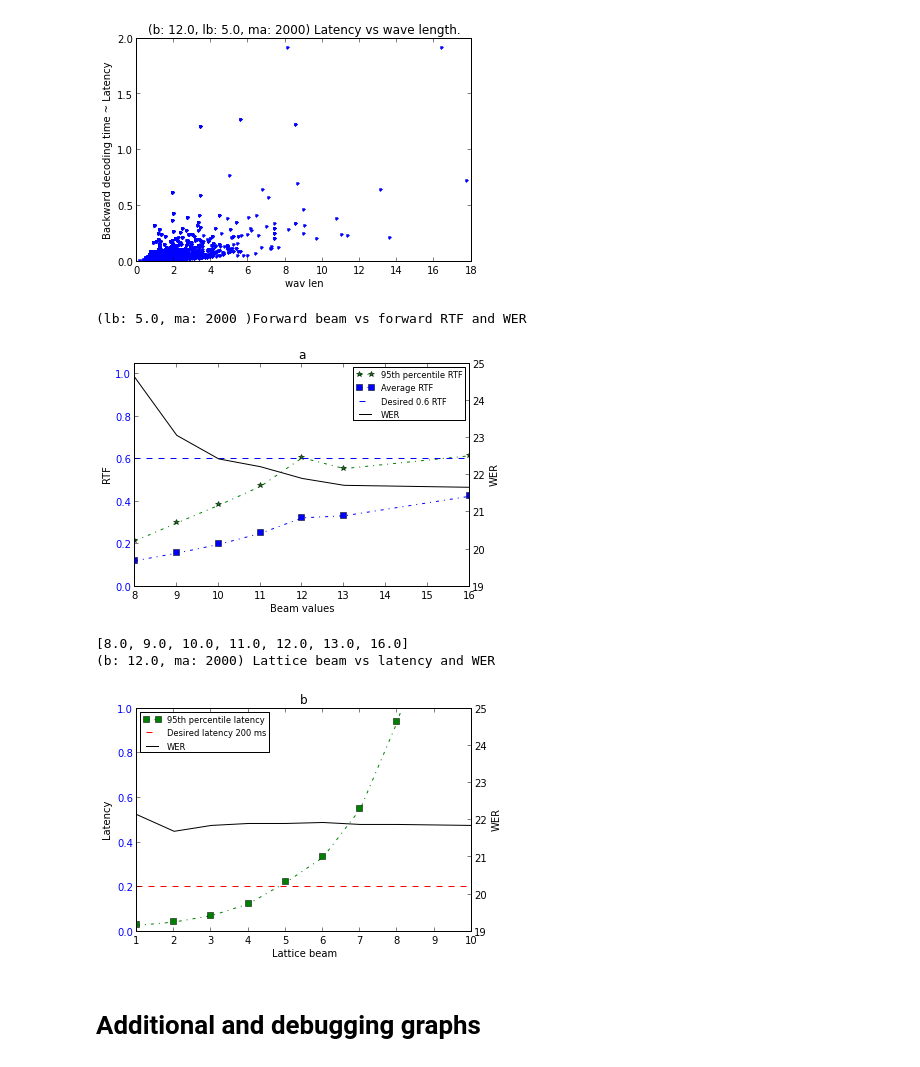
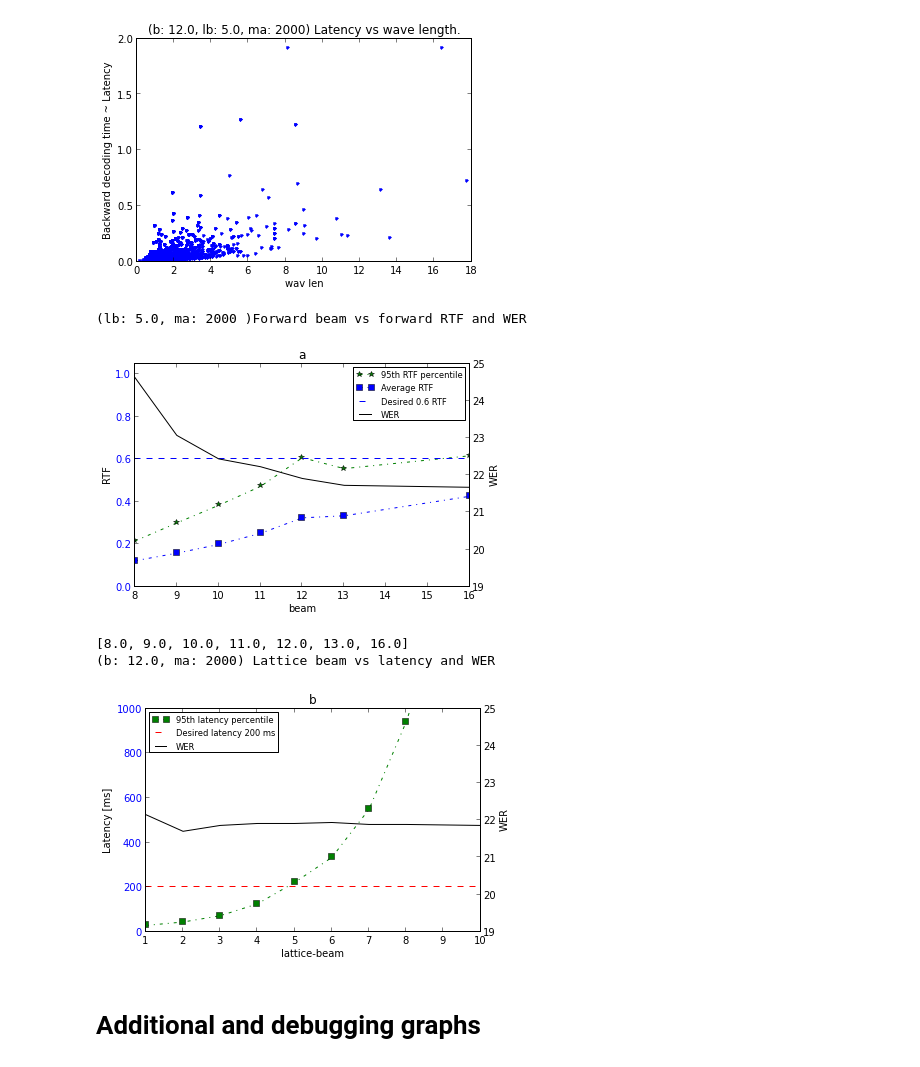
Before and after one commit to oplatek/pykaldi-eval, a Jupyter notebook: Pykaldi-evaluation.ipynb, the cells around one changed output. Saved outputs shown, nothing was run; the diff lists cells and outputs as text; code cells hidden in the pictures.

```diff
--- a/Pykaldi-evaluation.ipynb
+++ b/Pykaldi-evaluation.ipynb
@@ -217,7 +216,7 @@ p2, = ax1.plot(beam_range, avgf, '-.bs')
 # ax1.plot(beam_range, maxf, 'r.-.')
 # ax1.plot(beam_range, [1.0] * len(beam_range), 'r--')
 p3, = ax1.plot(beam_range, [0.6] * len(beam_range), 'b--')
-ax1.set_xlabel('Beam values')
+ax1.set_xlabel('beam')
 ax1.set_ylabel('RTF')
 ylim([0.0, 1.05])
 for tl in ax1.get_yticklabels():
@@ -229,7 +228,7 @@ ax2.set_ylabel('WER')
 ylim([19.0, 25.0])
 for tl in ax2.get_yticklabels():
     tl.set_color('k')
-legend([p1, p2, p3, p4], ['95th percentile RTF', 'Average RTF', 'Desired 0.6 RTF', 'WER'], loc=1, prop={'size':'small'})
+legend([p1, p2, p3, p4], ['95th RTF percentile', 'Average RTF', 'Desired 0.6 RTF', 'WER'], loc=1, prop={'size':'small'})
 
 print('(lb: %0.1f, ma: %d )Forward beam vs forward RTF and WER' % (lat_beam, max_active))
 title('a')
@@ -238,53 +237,53 @@ savefig(pdfname, bbox_inches='tight')
 pdf_color2grey(pdfname, 'grey_' + pdfname)
 # %% [output]
 (lb: 5.0, ma: 2000 )Forward beam vs forward RTF and WER
-[figure, old version]
+[figure, new version]
 # %%
 print beam_range
 beam, max_active = beam_range[4], max_active_range[0]
-p95b, avgf, maxf, werl = [], [], [], []
+p95b, avgb, maxb, werl = [], [], [], []
 for lat_beam in lat_beam_range:
-    back_time = sorted([ rec.backwardlen for rec in user_time_r if rec.beam == beam
+    back_time = sorted([ 1000 * rec.backwardlen for rec in user_time_r if rec.beam == beam
                  and rec.lattice_beam == lat_beam and rec.max_active == max_active])
     wers = [ cwer(rec.ins, rec.dl, rec.sub, rec.refer_words) for rec in sys_time_r if rec.beam == beam
             and rec.lattice_beam == lat_beam and rec.max_active == max_active]
     assert len(wers) == 1, 'wer is computed for each setting on all utterances at once-> 1 value'
     werl.append(wers[0])
     p95b.append(back_time[int(0.95 * len(back_time))])
-    avgf.append(sum(back_time) / float(len(back_time)))
-    maxf.append(max(back_time))
+    avgb.append(sum(back_time) / float(len(back_time)))
+    maxb.append(max(back_time))
 
 fig, ax1 = subplots()
 p1, = ax1.plot(lat_beam_range, p95b, '-.gs')
 
-#ax1.plot(lat_beam_range, avgf, 'b.-.')
-#ax1.plot(lat_beam_range, maxf, 'r.-.')
-p2, = ax1.plot(lat_beam_range, [0.2] * len(lat_beam_range), 'r--')
-ylim([0.0, 1.0])
-ax1.set_xlabel('Lattice beam')
-ax1.set_ylabel('Latency')
+#ax1.plot(lat_beam_range, avgb, 'b.-.')
+#ax1.plot(lat_beam_range, maxb, 'r.-.')
+p2, = ax1.plot(lat_beam_range, [200] * len(lat_beam_range), 'r--')
+ylim([0.0, 1000.0])
+ax1.set_xlabel('lattice-beam')
+ax1.set_ylabel('Latency [ms]')
 
 for tl in ax1.get_yticklabels():
     tl.set_color('b')
 
 ax2 = ax1.twinx()
 p3, = ax2.plot(lat_beam_range, werl, 'k')
 ylim([20.0, 25.0])
 ax2.set_ylabel('WER')
 ylim([19.0, 25.0])
 for tl in ax2.get_yticklabels():
     tl.set_color('k')
 
-legend([p1, p2, p3], ['95th percentile latency', 'Desired latency 200 ms', 'WER'], loc=2, prop={'size':'small'})
+legend([p1, p2, p3], ['95th latency percentile', 'Desired latency 200 ms', 'WER'], loc=2, prop={'size':'small'})
 print('(b: %0.1f, ma: %d) Lattice beam vs latency and WER' % (beam, max_active))
 title('b')
 pdfname='latbeam_vs_latwer.pdf'
 savefig(pdfname, bbox_inches='tight')
 pdf_color2grey(pdfname, 'grey_' + pdfname)
 # %% [output]
 [8.0, 9.0, 10.0, 11.0, 12.0, 13.0, 16.0]
 (b: 12.0, ma: 2000) Lattice beam vs latency and WER
-[figure, old version]
+[figure, new version]
 # %% [markdown]
 Additional and debugging graphs
 ===============================
```
Also changed, not shown: parts of 5 cells of this notebook.
